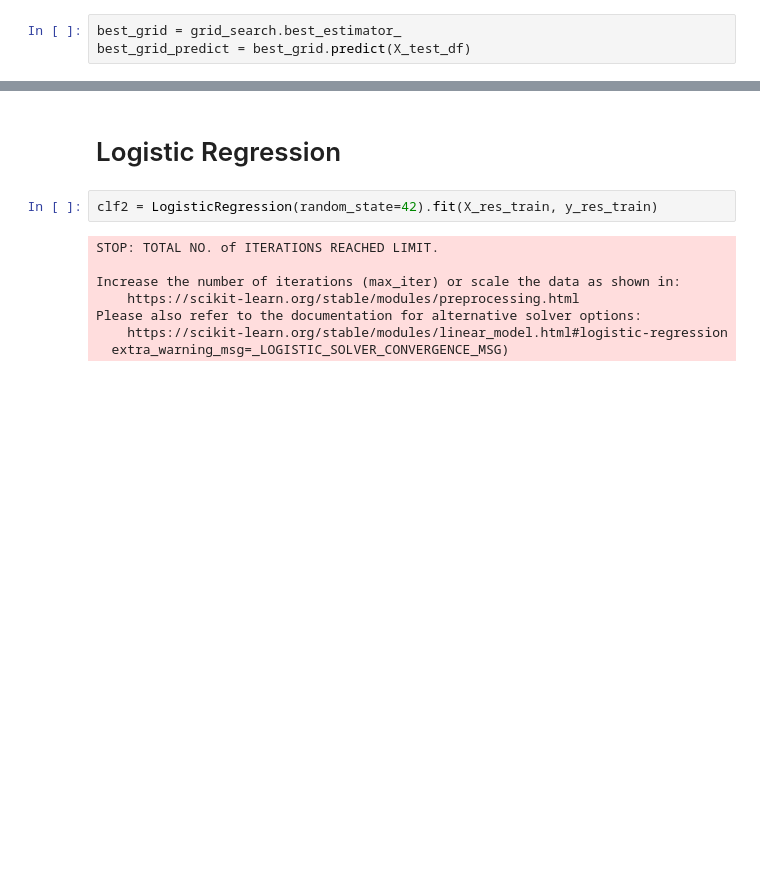
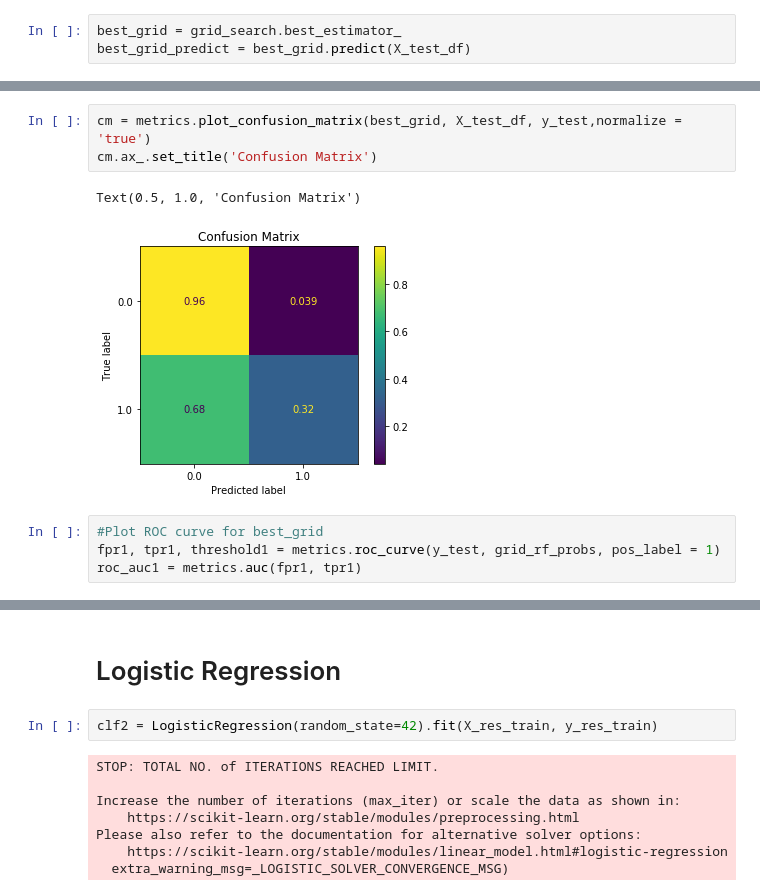
Before and after one commit to swang141/springboard_datascience, a Jupyter notebook: Bank_Marketing_Direct_Call_Marketing_Analysis.ipynb, the cells around one changed output, grey strips where cells are left out. Saved outputs shown, nothing was run; the diff lists cells and outputs as text; blank space fills up the shorter version.

Commit message:
add bayes mini project, revise capstone project by adding precision recall curve

```diff
--- a/Bank_Marketing_Direct_Call_Marketing_Analysis.ipynb
+++ b/Bank_Marketing_Direct_Call_Marketing_Analysis.ipynb
@@ -889,0 +865,10 @@ By comparing the result of random search and grid search, grid search improves0.
+# %%
+cm = metrics.plot_confusion_matrix(best_grid, X_test_df, y_test,normalize = 'true')
+cm.ax_.set_title('Confusion Matrix')
+# %% [output]
+Text(0.5, 1.0, 'Confusion Matrix')
+[figure, added]
+# %%
+#Plot ROC curve for best_grid
+fpr1, tpr1, threshold1 = metrics.roc_curve(y_test, grid_rf_probs, pos_label = 1)
+roc_auc1 = metrics.auc(fpr1, tpr1)
```
Also changed, not shown: parts of 55 cells of this notebook, 1 other file.
